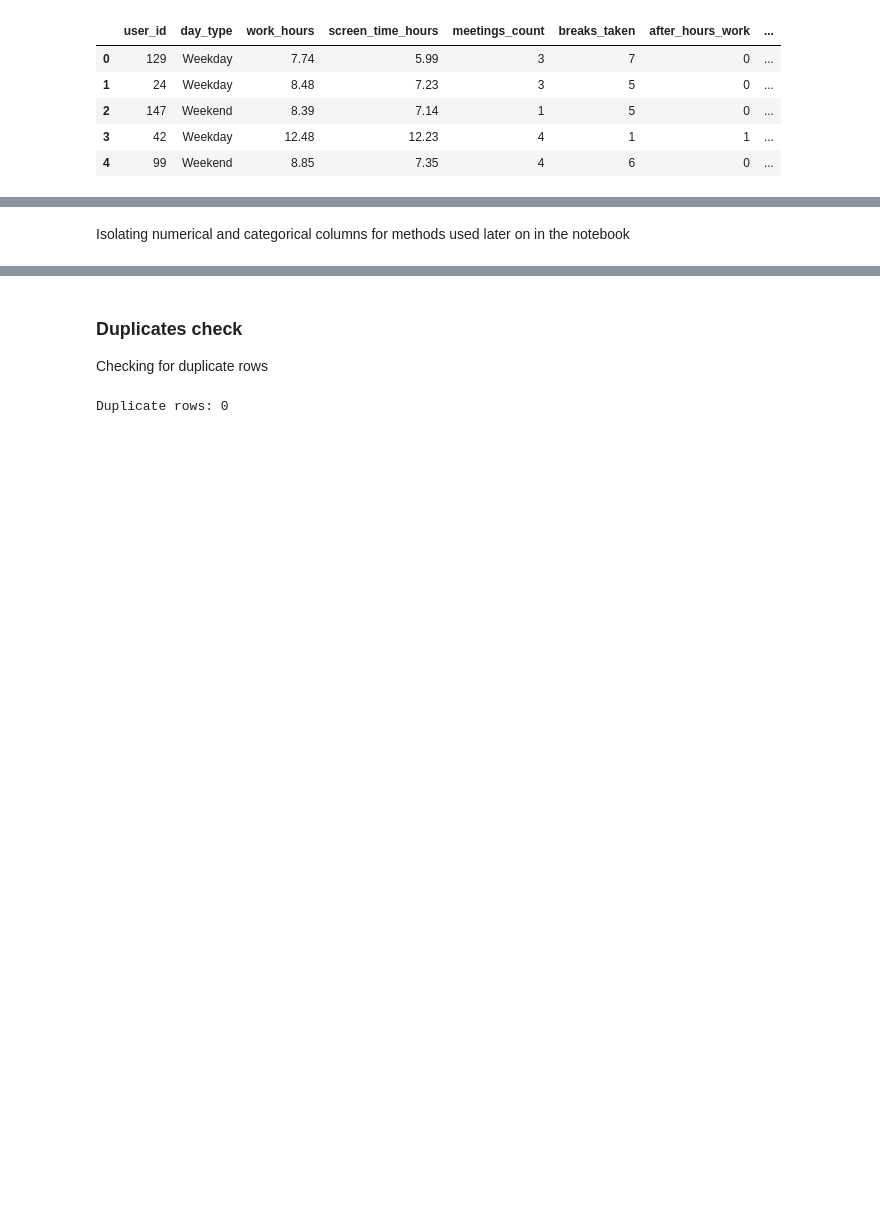
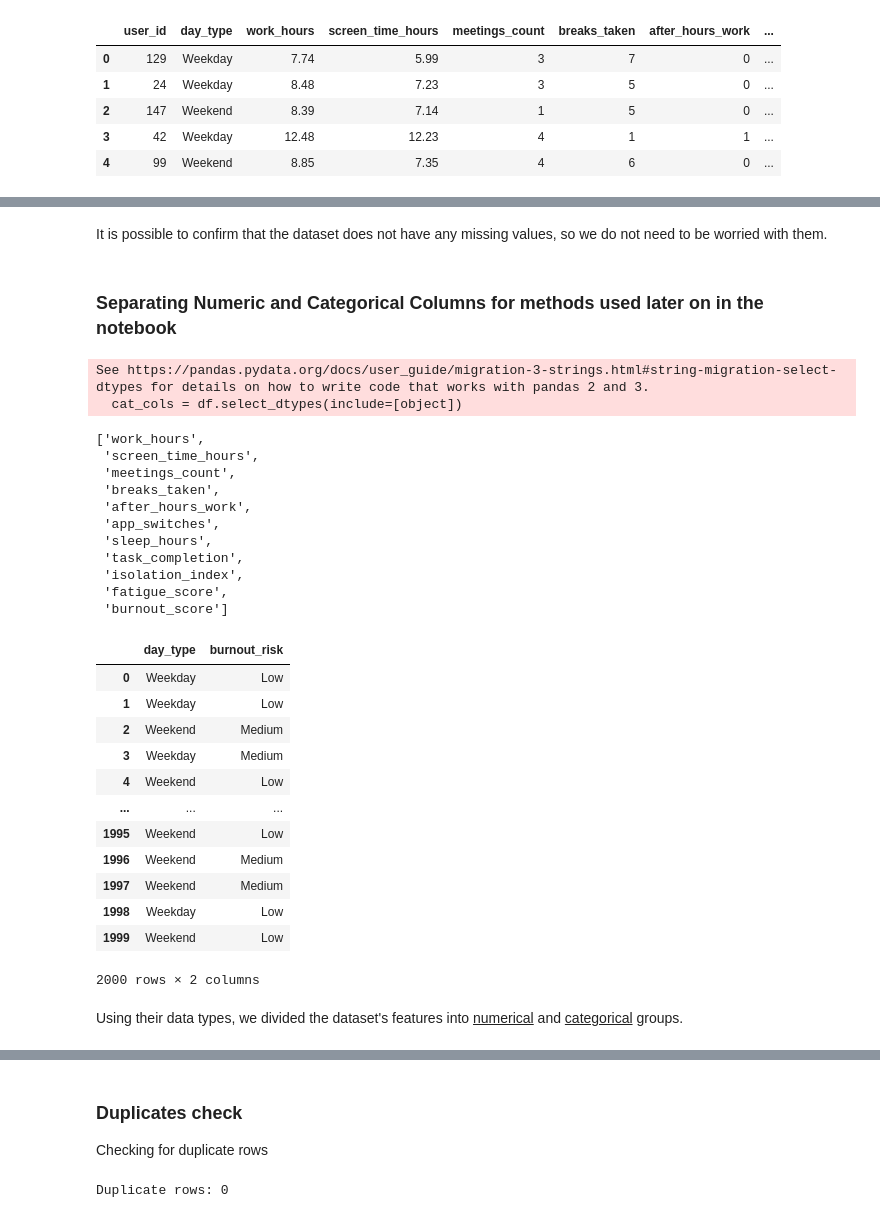
Before and after one commit to lucasvcasimiro-byte/Sleep_vs_Burnout_analysis_ml, a Jupyter notebook: EDA.ipynb, the cells around one changed output, grey strips where cells are left out. Cells and saved outputs as stored; diff of their text form; code cells hidden in the pictures; blank space fills up the shorter version.

```diff
--- a/EDA.ipynb
+++ b/EDA.ipynb
@@ -49,5 +90,38 @@ memory usage: 218.9+ KB
+# %% [markdown]
+It is possible to confirm that the dataset does not have any missing values, so we do not need to be worried with them.
 # %% [markdown]
-Isolating numerical and categorical columns for methods used later on in the notebook
+### Separating Numeric and Categorical Columns for methods used later on in the notebook
 # %%
 num_cols = df.select_dtypes(include=[np.number]).drop('user_id', axis=1).columns.tolist()
 cat_cols = df.select_dtypes(include=[object])
+display(num_cols)
+display(cat_cols)
+# %% [output]
+See https://pandas.pydata.org/docs/user_guide/migration-3-strings.html#string-migration-select-dtypes for details on how to write code that works with pandas 2 and 3.
+  cat_cols = df.select_dtypes(include=[object])
+['work_hours',
+ 'screen_time_hours',
+ 'meetings_count',
+ 'breaks_taken',
+ 'after_hours_work',
+ 'app_switches',
+ 'sleep_hours',
+ 'task_completion',
+ 'isolation_index',
+ 'fatigue_score',
+ 'burnout_score']
+|  | day_type | burnout_risk |
+| 0 | Weekday | Low |
+| 1 | Weekday | Low |
+| 2 | Weekend | Medium |
+| 3 | Weekday | Medium |
+| 4 | Weekend | Low |
+| ... | ... | ... |
+| 1995 | Weekend | Low |
+| 1996 | Weekend | Medium |
+| 1997 | Weekend | Medium |
+| 1998 | Weekday | Low |
+| 1999 | Weekend | Low |
+2000 rows × 2 columns
+# %% [markdown]
+Using their data types, we divided the dataset's features into <u>numerical</u> and <u>categorical</u> groups.
```
Also changed, not shown: parts of 13 cells of this notebook, 1 other file.
